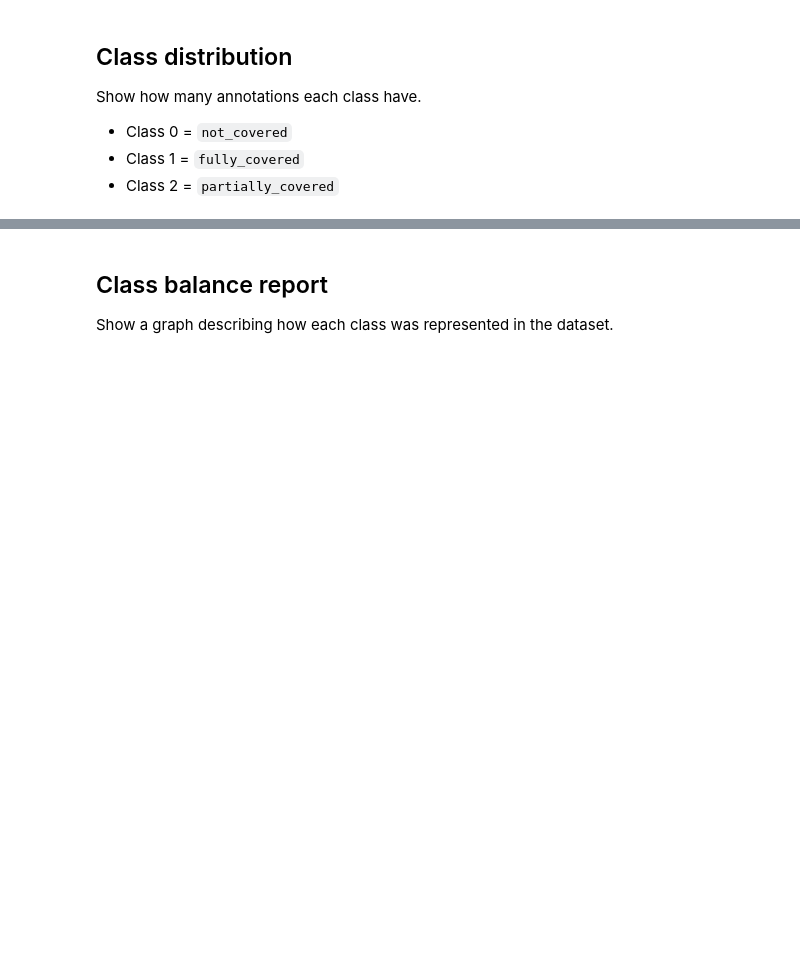
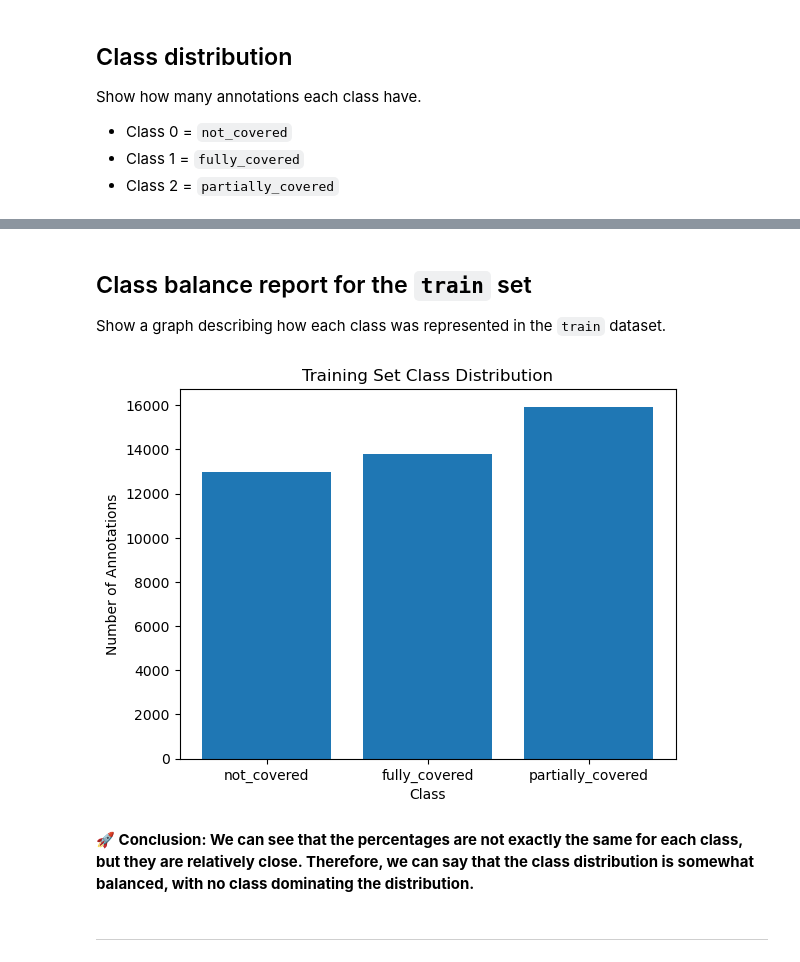
Before and after one commit to scraus/special-problem, a Jupyter notebook: data_cleaning.ipynb, the cells around one changed output, grey strips where cells are left out. Saved outputs shown, nothing was run; the diff lists cells and outputs as text; code cells hidden in the pictures; blank space fills up the shorter version.

```diff
--- a/data_cleaning.ipynb
+++ b/data_cleaning.ipynb
@@ -104,3 +209,24 @@ Show how many annotations each class have.
 # %% [markdown]
-## Class balance report
-Show a graph describing how each class was represented in the dataset.
+## Class balance report for the `train` set
+Show a graph describing how each class was represented in the `train` dataset.
+# %%
+# Define class labels and the number of annotations/bounding boxes
+labels = ['not_covered', 'fully_covered', 'partially_covered']
+bbox_counts = [12993, 13799, 15936] # training set
+
+# Create a bar graph
+plt.bar(labels, bbox_counts)
+
+# Add a title and axis labels
+plt.title('Training Set Class Distribution')
+plt.xlabel('Class')
+plt.ylabel('Number of Annotations')
+
+# Display the graph
+plt.show()
+# %% [output]
+[figure, added]
+# %% [markdown]
+**🚀 Conclusion: We can see that the percentages are not exactly the same for each class, but they are relatively close. Therefore, we can say that the class distribution is somewhat balanced, with no class dominating the distribution.**
+# %% [markdown]
+------
```
Also changed, not shown: parts of 8 cells of this notebook, 1 other file.
